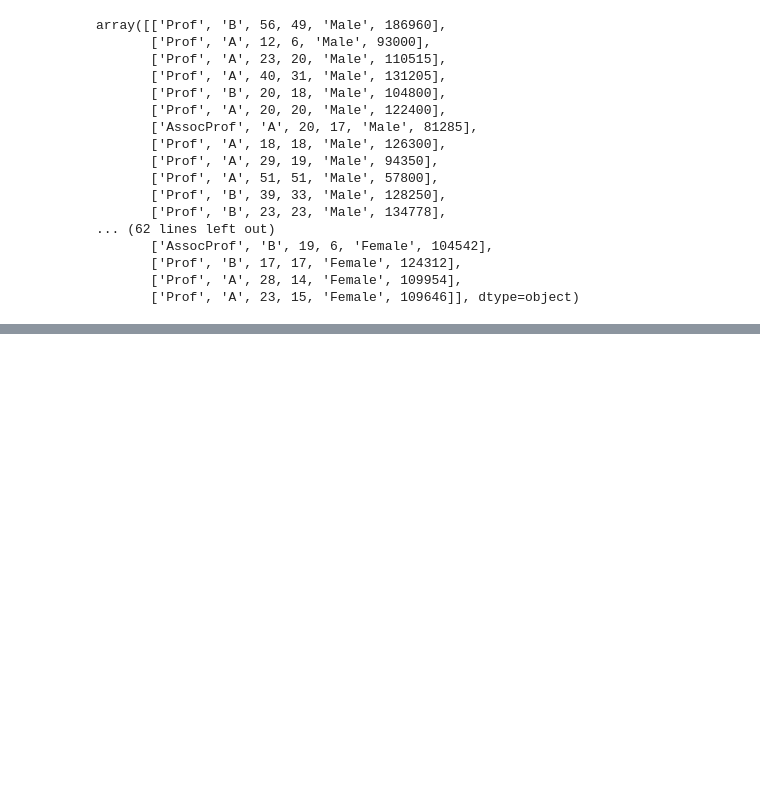
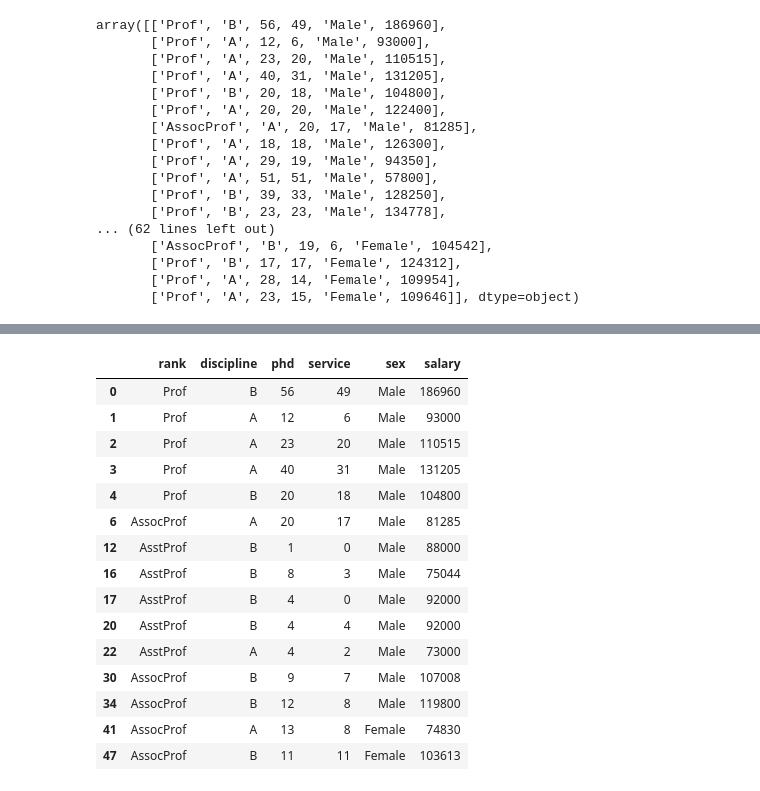
Before and after one commit to rahulsait/ExcelR-codes, a Jupyter notebook: PANDAS.ipynb, the cells around one changed output, grey strips where cells are left out. Saved outputs shown, nothing was run; the diff lists cells and outputs as text; code cells hidden in the pictures; blank space fills up the shorter version.

```diff
--- a/PANDAS.ipynb
+++ b/PANDAS.ipynb
@@ -94,0 +484,21 @@ array([['Prof', 'B', 56, 49, 'Male', 186960],
+# %%
+df_rank = df.groupby(["rank"])
+# %%
+df_rank.head()
+# %% [output]
+|  | rank | discipline | phd | service | sex | salary |
+| 0 | Prof | B | 56 | 49 | Male | 186960 |
+| 1 | Prof | A | 12 | 6 | Male | 93000 |
+| 2 | Prof | A | 23 | 20 | Male | 110515 |
+| 3 | Prof | A | 40 | 31 | Male | 131205 |
+| 4 | Prof | B | 20 | 18 | Male | 104800 |
+| 6 | AssocProf | A | 20 | 17 | Male | 81285 |
+| 12 | AsstProf | B | 1 | 0 | Male | 88000 |
+| 16 | AsstProf | B | 8 | 3 | Male | 75044 |
+| 17 | AsstProf | B | 4 | 0 | Male | 92000 |
+| 20 | AsstProf | B | 4 | 4 | Male | 92000 |
+| 22 | AsstProf | A | 4 | 2 | Male | 73000 |
+| 30 | AssocProf | B | 9 | 7 | Male | 107008 |
+| 34 | AssocProf | B | 12 | 8 | Male | 119800 |
+| 41 | AssocProf | A | 13 | 8 | Female | 74830 |
+| 47 | AssocProf | B | 11 | 11 | Female | 103613 |
```
Also changed, not shown: parts of 91 cells of this notebook.
